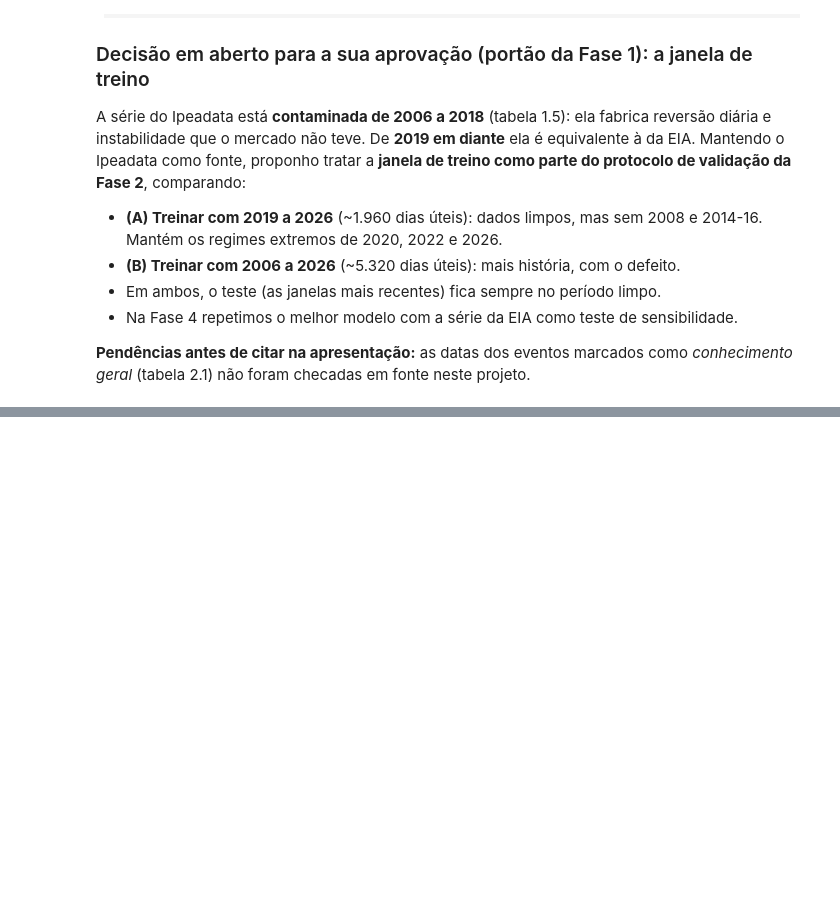
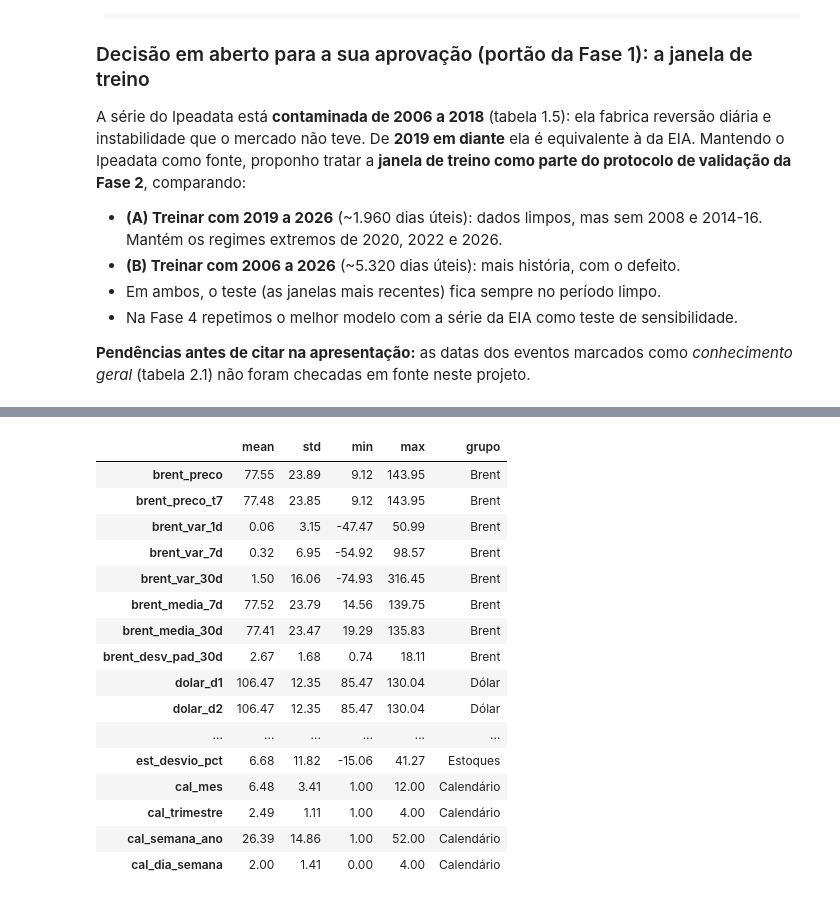
Before and after one commit to ViniciusFranciscon/TC_Fase_4, a Jupyter notebook: 01_Notebook/TC_Petroleo.ipynb, the cells around one changed output, grey strips where cells are left out. Saved outputs shown, nothing was run; the diff lists cells and outputs as text; code cells hidden in the pictures; blank space fills up the shorter version.

```diff
--- a/01_Notebook/TC_Petroleo.ipynb
+++ b/01_Notebook/TC_Petroleo.ipynb
@@ -845,0 +870,62 @@ A série do Ipeadata está **contaminada de 2006 a 2018** (tabela 1.5): ela fabr
+# %%
+# 6.2 Construção das features (função única, reutilizável no app)
+FEATURES_BRENT = ["brent_preco", "brent_preco_t7", "brent_var_1d", "brent_var_7d", "brent_var_30d",
+                  "brent_media_7d", "brent_media_30d", "brent_desv_pad_30d"]
+FEATURES_DOLAR = ["dolar_d1", "dolar_d2", "dolar_var_1d", "dolar_var_7d", "dolar_media_30d", "dolar_desv_pad_30d"]
+FEATURES_EST   = ["est_nivel", "est_var_1s", "est_var_4s", "est_media_4s", "est_media_5a", "est_desvio_abs", "est_desvio_pct"]
+FEATURES_CAL   = ["cal_mes", "cal_trimestre", "cal_semana_ano", "cal_dia_semana"]
+FEATURES = FEATURES_BRENT + FEATURES_DOLAR + FEATURES_EST + FEATURES_CAL
+CICLICAS = ["cal_mes_sin", "cal_mes_cos", "cal_semana_sin", "cal_semana_cos"]
+GRUPO = {**{f: "Brent" for f in FEATURES_BRENT}, **{f: "Dólar" for f in FEATURES_DOLAR},
+         **{f: "Estoques" for f in FEATURES_EST}, **{f: "Calendário" for f in FEATURES_CAL}}
+assert len(FEATURES) == 25 and len(set(FEATURES)) == 25
+
+def construir_features(base_d, est_w):
+    """base_d: dias úteis do Brent com `dolar_d1`. est_w: estoque semanal. Cada linha usa apenas informação até a própria data."""
+    d = base_d.sort_values("data").reset_index(drop=True)
+    p = d["preco_usd"]; r = p.pct_change() * 100
+    F = pd.DataFrame({"data": d["data"]})
+    F["brent_preco"], F["brent_preco_t7"] = p, p.shift(7)
+    F["brent_var_1d"], F["brent_var_7d"], F["brent_var_30d"] = r, p.pct_change(7) * 100, p.pct_change(30) * 100
+    F["brent_media_7d"], F["brent_media_30d"] = p.rolling(7).mean(), p.rolling(30).mean()
+    F["brent_desv_pad_30d"] = r.rolling(30).std()
+    s = d["dolar_d1"]; rs = s.pct_change() * 100
+    F["dolar_d1"], F["dolar_d2"] = s, s.shift(1)
+    F["dolar_var_1d"], F["dolar_var_7d"] = rs, s.pct_change(7) * 100
+    F["dolar_media_30d"], F["dolar_desv_pad_30d"] = s.rolling(30).mean(), rs.rolling(30).std()
+    # estoques: calculados na frequência semanal e ligados ao dia pela data de divulgação
+    e = est_w.sort_values("semana_ref").reset_index(drop=True).copy()
+    e["sem"] = e["semana_ref"].dt.isocalendar().week.astype(int).clip(upper=52); e["ano"] = e["semana_ref"].dt.year
+    u = e.drop_duplicates(["sem", "ano"], keep="last")[["sem", "ano", "estoque_mil_barris"]].sort_values(["sem", "ano"]).copy()
+    u["media_5a"] = u.groupby("sem")["estoque_mil_barris"].transform(lambda x: x.shift(1).rolling(5, min_periods=3).mean())
+    e = e.merge(u[["sem", "ano", "media_5a"]], on=["sem", "ano"], how="left")
+    E = pd.DataFrame({"data_disponivel": e["data_disponivel"], "est_nivel": e["estoque_mil_barris"].astype(float),
+                      "est_var_1s": e["estoque_mil_barris"].pct_change() * 100, "est_var_4s": e["estoque_mil_barris"].pct_change(4) * 100,
+                      "est_media_4s": e["estoque_mil_barris"].rolling(4).mean(), "est_media_5a": e["media_5a"]})
+    E["est_desvio_abs"] = E["est_nivel"] - E["est_media_5a"]; E["est_desvio_pct"] = E["est_desvio_abs"] / E["est_media_5a"] * 100
+    F = pd.merge_asof(F, E.sort_values("data_disponivel"), left_on="data", right_on="data_disponivel", direction="backward").drop(columns="data_disponivel")
+    F["cal_mes"], F["cal_trimestre"] = F["data"].dt.month, F["data"].dt.quarter
+    F["cal_semana_ano"] = F["data"].dt.isocalendar().week.astype(int).clip(upper=52).values
+    F["cal_dia_semana"] = F["data"].dt.dayofweek
+    F["cal_mes_sin"], F["cal_mes_cos"] = np.sin(2 * np.pi * F["cal_mes"] / 12), np.cos(2 * np.pi * F["cal_mes"] / 12)
+    F["cal_semana_sin"], F["cal_semana_cos"] = np.sin(2 * np.pi * F["cal_semana_ano"] / 52), np.cos(2 * np.pi * F["cal_semana_ano"] / 52)
+    return F
+
+def construir_alvos(preco, H=H):
+    return pd.DataFrame({f"VAR_{h}": np.log(preco.shift(-h) / preco) * 100 for h in range(1, H + 1)})
+
+ALVOS = [f"VAR_{h}" for h in range(1, H + 1)]
+base = base.sort_values("data").reset_index(drop=True)
+F_ALL = construir_features(base, est)
+Y_ALL = construir_alvos(base["preco_usd"])
+DS = pd.concat([F_ALL, Y_ALL], axis=1)
+PRECO = DS["brent_preco"].values
+
+# janela de aquecimento: primeira linha com todas as 25 features preenchidas
+aquec = DS[FEATURES].notna().all(axis=1)
+INI = int(np.argmax(aquec.values))
+assert aquec.values[INI:].all(), "há vazio nas features depois do aquecimento"
+print(f"{len(DS)} dias úteis na base | aquecimento de {INI} dias | primeira origem utilizável: {DS.loc[INI, 'data']:%d/%m/%Y}")
+print(f"Últimos {H} dias não têm alvo completo (são usados só para previsão): {DS[ALVOS[-1]].isna().sum()} linhas")
+display(DS.loc[INI:, FEATURES].describe().T[["mean", "std", "min", "max"]].assign(grupo=lambda d: d.index.map(GRUPO)).round(2))
+# %% [output]
@@ -845,0 +934,17 @@ A série do Ipeadata está **contaminada de 2006 a 2018** (tabela 1.5): ela fabr
+|  | mean | std | min | max | grupo |
+| brent_preco | 77.55 | 23.89 | 9.12 | 143.95 | Brent |
+| brent_preco_t7 | 77.48 | 23.85 | 9.12 | 143.95 | Brent |
+| brent_var_1d | 0.06 | 3.15 | -47.47 | 50.99 | Brent |
+| brent_var_7d | 0.32 | 6.95 | -54.92 | 98.57 | Brent |
+| brent_var_30d | 1.50 | 16.06 | -74.93 | 316.45 | Brent |
+| brent_media_7d | 77.52 | 23.79 | 14.56 | 139.75 | Brent |
+| brent_media_30d | 77.41 | 23.47 | 19.29 | 135.83 | Brent |
+| brent_desv_pad_30d | 2.67 | 1.68 | 0.74 | 18.11 | Brent |
+| dolar_d1 | 106.47 | 12.35 | 85.47 | 130.04 | Dólar |
+| dolar_d2 | 106.47 | 12.35 | 85.47 | 130.04 | Dólar |
+| ... | ... | ... | ... | ... | ... |
+| est_desvio_pct | 6.68 | 11.82 | -15.06 | 41.27 | Estoques |
+| cal_mes | 6.48 | 3.41 | 1.00 | 12.00 | Calendário |
+| cal_trimestre | 2.49 | 1.11 | 1.00 | 4.00 | Calendário |
+| cal_semana_ano | 26.39 | 14.86 | 1.00 | 52.00 | Calendário |
+| cal_dia_semana | 2.00 | 1.41 | 0.00 | 4.00 | Calendário |
```
Also changed, not shown: parts of 17 cells of this notebook, 1 other file.
